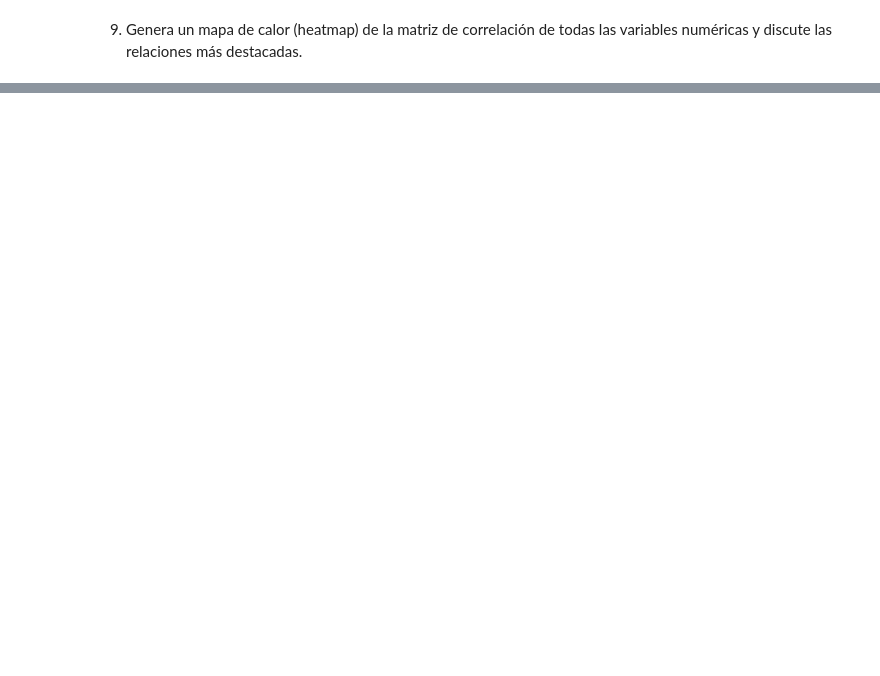
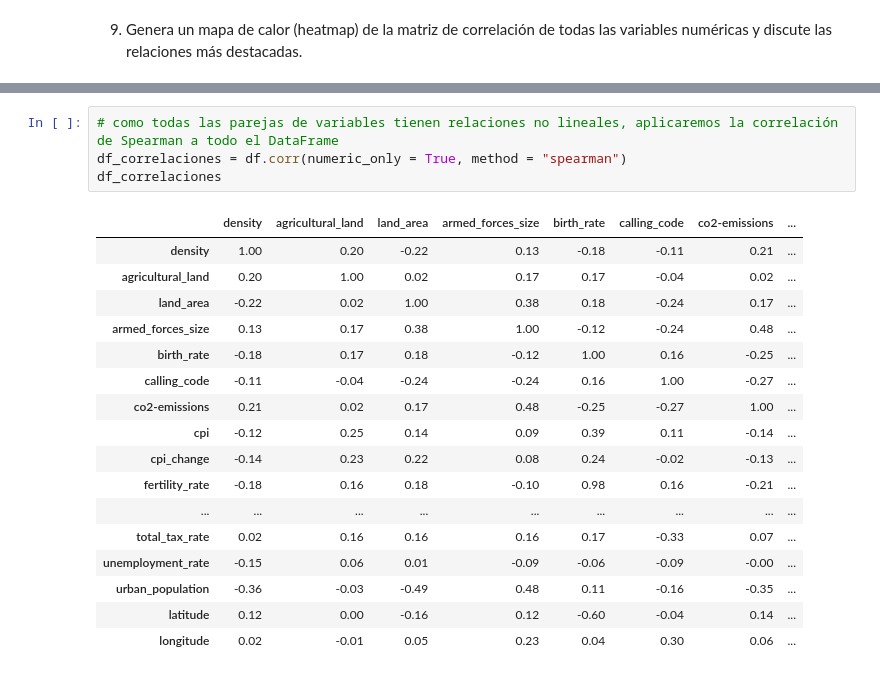
Before and after one commit to karinem0/promoG-modulo3-sprint2-pairprogramming-Johanna-Karine, a Jupyter notebook: 2.Estadística_descriptiva_pair_programming.ipynb, the cells around one changed output, grey strips where cells are left out. Cells and saved outputs as stored; diff of their text form; blank space fills up the shorter version.

```diff
--- a/2.Estadística_descriptiva_pair_programming.ipynb
+++ b/2.Estadística_descriptiva_pair_programming.ipynb
@@ -267,0 +400,22 @@ Text(0.5, 0, 'CPI')
+# %%
+# como todas las parejas de variables tienen relaciones no lineales, aplicaremos la correlación de Spearman a todo el DataFrame
+df_correlaciones = df.corr(numeric_only = True, method = "spearman")
+df_correlaciones
+# %% [output]
+|  | density | agricultural_land | land_area | armed_forces_size | birth_rate | calling_code | co2-emissions | ... |
+| density | 1.00 | 0.20 | -0.22 | 0.13 | -0.18 | -0.11 | 0.21 | ... |
+| agricultural_land | 0.20 | 1.00 | 0.02 | 0.17 | 0.17 | -0.04 | 0.02 | ... |
+| land_area | -0.22 | 0.02 | 1.00 | 0.38 | 0.18 | -0.24 | 0.17 | ... |
+| armed_forces_size | 0.13 | 0.17 | 0.38 | 1.00 | -0.12 | -0.24 | 0.48 | ... |
+| birth_rate | -0.18 | 0.17 | 0.18 | -0.12 | 1.00 | 0.16 | -0.25 | ... |
+| calling_code | -0.11 | -0.04 | -0.24 | -0.24 | 0.16 | 1.00 | -0.27 | ... |
+| co2-emissions | 0.21 | 0.02 | 0.17 | 0.48 | -0.25 | -0.27 | 1.00 | ... |
+| cpi | -0.12 | 0.25 | 0.14 | 0.09 | 0.39 | 0.11 | -0.14 | ... |
+| cpi_change | -0.14 | 0.23 | 0.22 | 0.08 | 0.24 | -0.02 | -0.13 | ... |
+| fertility_rate | -0.18 | 0.16 | 0.18 | -0.10 | 0.98 | 0.16 | -0.21 | ... |
+| ... | ... | ... | ... | ... | ... | ... | ... | ... |
+| total_tax_rate | 0.02 | 0.16 | 0.16 | 0.16 | 0.17 | -0.33 | 0.07 | ... |
+| unemployment_rate | -0.15 | 0.06 | 0.01 | -0.09 | -0.06 | -0.09 | -0.00 | ... |
+| urban_population | -0.36 | -0.03 | -0.49 | 0.48 | 0.11 | -0.16 | -0.35 | ... |
+| latitude | 0.12 | 0.00 | -0.16 | 0.12 | -0.60 | -0.04 | 0.14 | ... |
+| longitude | 0.02 | -0.01 | 0.05 | 0.23 | 0.04 | 0.30 | 0.06 | ... |
```
Also changed, not shown: parts of 32 cells of this notebook.
